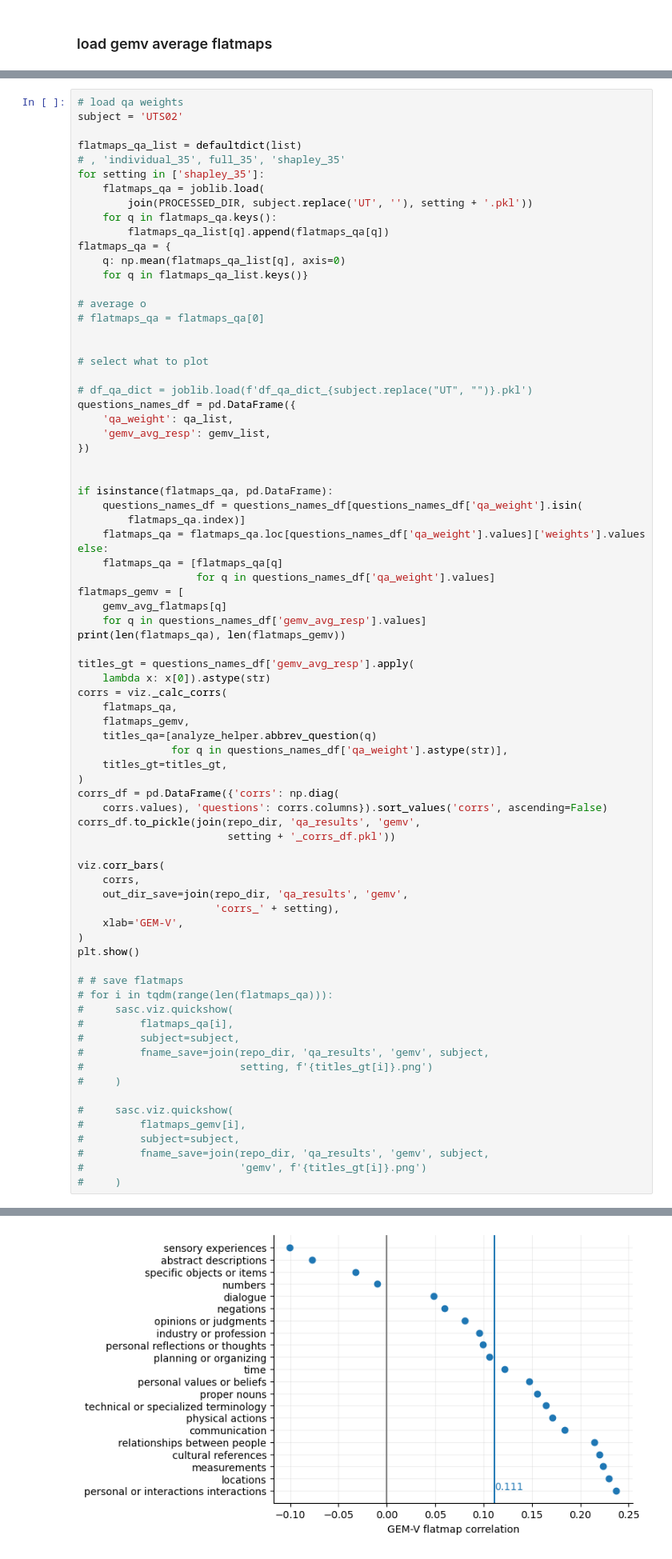
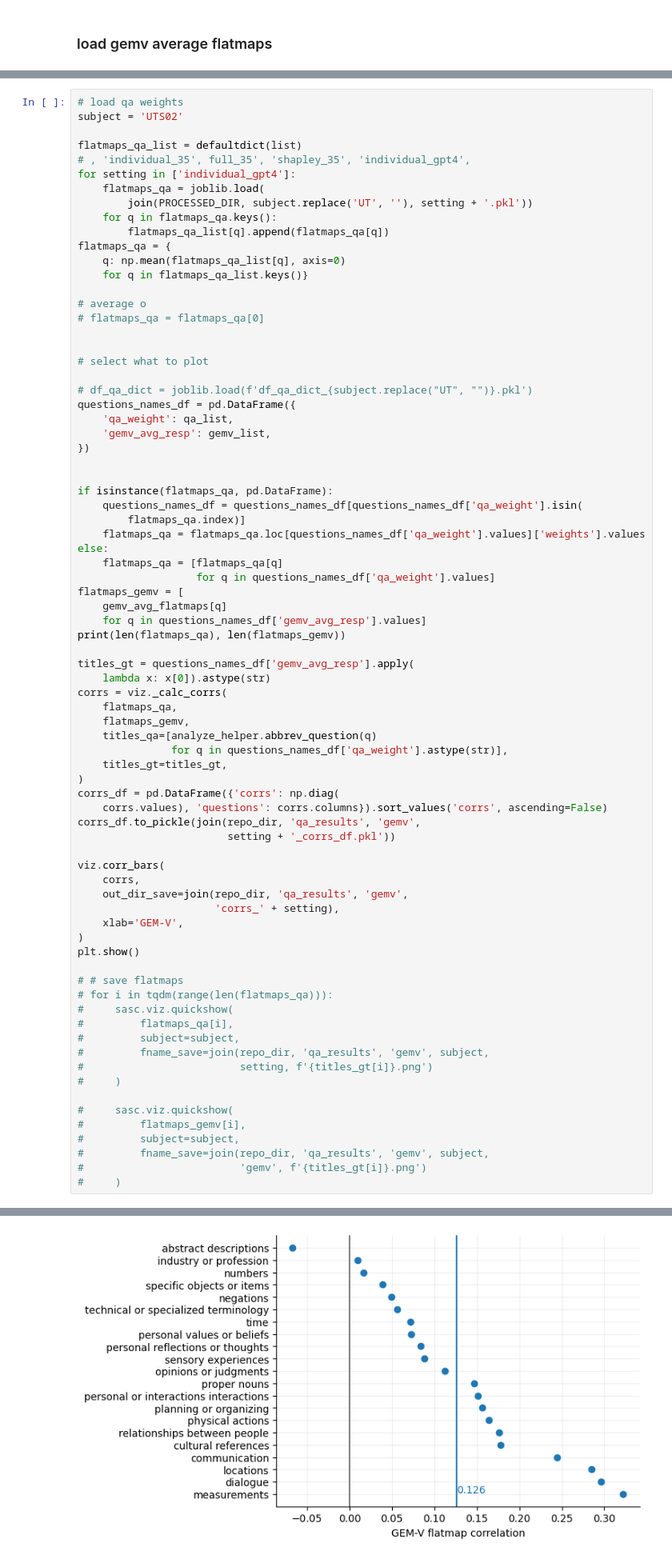
Before and after one commit to csinva/fmri, a Jupyter notebook: notebooks_gpt4/05_gemv_compare.ipynb, the cells around one changed output, grey strips where cells are left out. Shown at 80% size. Cells and saved outputs as stored; diff of their text form.

Commit message:
add back gpt4 individual

```diff
--- a/notebooks_gpt4/05_gemv_compare.ipynb
+++ b/notebooks_gpt4/05_gemv_compare.ipynb
@@ -105,8 +105,8 @@ gemv_list += [
 subject = 'UTS02'
 
 flatmaps_qa_list = defaultdict(list)
-# , 'individual_35', full_35', 'shapley_35'
-for setting in ['shapley_35']:
+# , 'individual_35', full_35', 'shapley_35', 'individual_gpt4',
+for setting in ['individual_gpt4']:
     flatmaps_qa = joblib.load(
         join(PROCESSED_DIR, subject.replace('UT', ''), setting + '.pkl'))
     for q in flatmaps_qa.keys():
@@ -183,4 +183,4 @@ plt.show()
-[figure, old version]
+[figure, new version]
 # %% [markdown]
 # Look at merged flatmaps
 # %%
```
Also changed, not shown: parts of 1 cell of this notebook, 3 other files.
